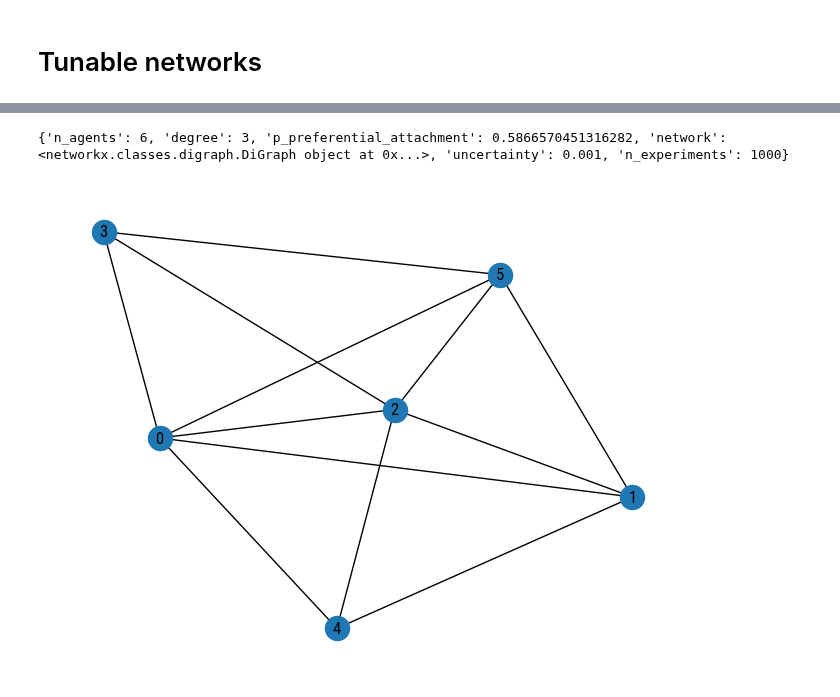
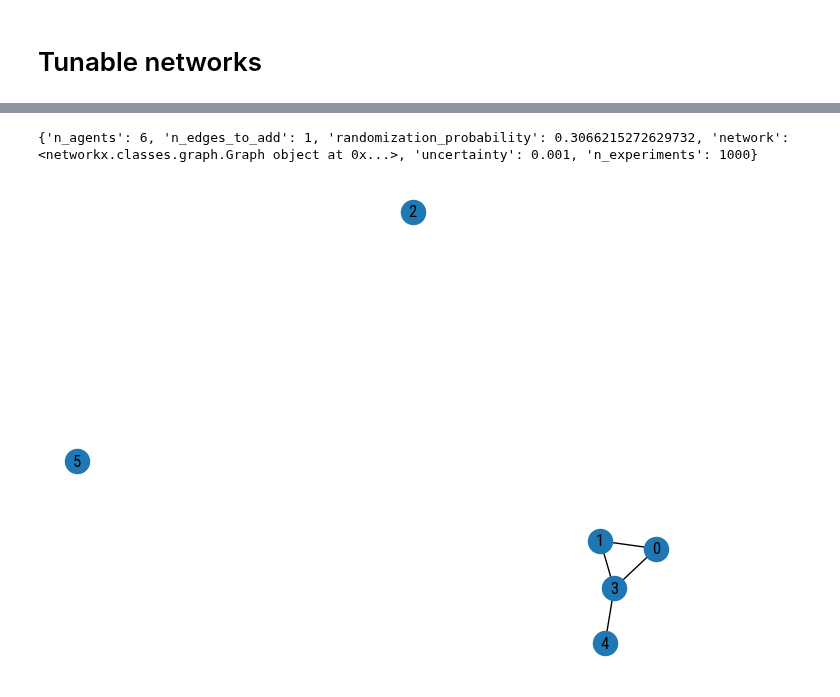
Before and after one commit to MNoichl/network_epistemology_playground, a Jupyter notebook: playground_1_refactored.ipynb, the cells around one changed output, grey strips where cells are left out. Drawn from its saved outputs; the diff is of its cells as text; code cells hidden in the pictures.

```diff
--- a/playground_1_refactored.ipynb
+++ b/playground_1_refactored.ipynb
@@ -51,11 +51,11 @@ def create_graph(keyword, n_agents):
 def generate_parameters(n):
     params_list = []
     for _ in range(n):
-        n_agents = random.randint(3, 100)
+        n_agents = random.randint(3, 20)
         network_keyword = random.choice(["complete", "wheel", "cycle"])
         network = create_graph(network_keyword, n_agents)
-        uncertainty = 0.001
-        n_experiments = 2 #random.randint(1, 1000)
+        uncertainty = 0.01
+        n_experiments = random.randint(1, 1000)
         params = {
             "n_agents": n_agents,
             "network_type" : network_keyword,
@@ -419,0 +445,30 @@ plt.show()
+# %%
+import random
+import networkx as nx
+from hybrid_networks import randomized_barabasi_albert_graph
+
+def generate_parameters(n):
+    params_list = []
+    for _ in range(n):
+        n_agents = random.randint(3, 100)
+        n_edges_to_add = random.randint(1, np.max([int(n_agents/10),1])) #rethink
+        randomization_probability = random.uniform(0, 1)
+        network = randomized_barabasi_albert_graph(n_agents,
+                                                    n_edges_to_add=n_edges_to_add,
+                                                    randomization_probability=randomization_probability)
+        uncertainty = 0.001
+        n_experiments = 1000 #random.randint(1, 1000)
+        params = {
+            "n_agents": n_agents,
+            "n_edges_to_add": n_edges_to_add,
+            "randomization_probability": randomization_probability,
+            "network": network,
+            "uncertainty": uncertainty,
+            "n_experiments": n_experiments
+        }
+        params_list.append(params)
+    return params_list
+
+# Example usage:
+# Generate a list of 5 parameter dictionaries
+parameter_dictionaries = generate_parameters(50)
@@ -420,18 +495,18 @@ plt.show()
 # %%
 import networkx as nx
 import matplotlib.pyplot as plt
 
 # Get the network from the parameter dictionary
-params = parameter_dictionaries[30]
+params = parameter_dictionaries[0]
 print(params)
 network = params['network']
 
 # Create a graph from the network
 graph = nx.Graph(network)
 
 # Plot the graph
 nx.draw(graph, with_labels=True)
 plt.show()
 # %% [output]
-{'n_agents': 6, 'degree': 3, 'p_preferential_attachment': 0.5866570451316282, 'network': <networkx.classes.digraph.DiGraph object at 0x...>, 'uncertainty': 0.001, 'n_experiments': 1000}
+{'n_agents': 6, 'n_edges_to_add': 1, 'randomization_probability': 0.3066215272629732, 'network': <networkx.classes.graph.Graph object at 0x...>, 'uncertainty': 0.001, 'n_experiments': 1000}
-[figure, old version]
+[figure, new version]
```
Also changed, not shown: parts of 14 cells of this notebook, 4 other files.
